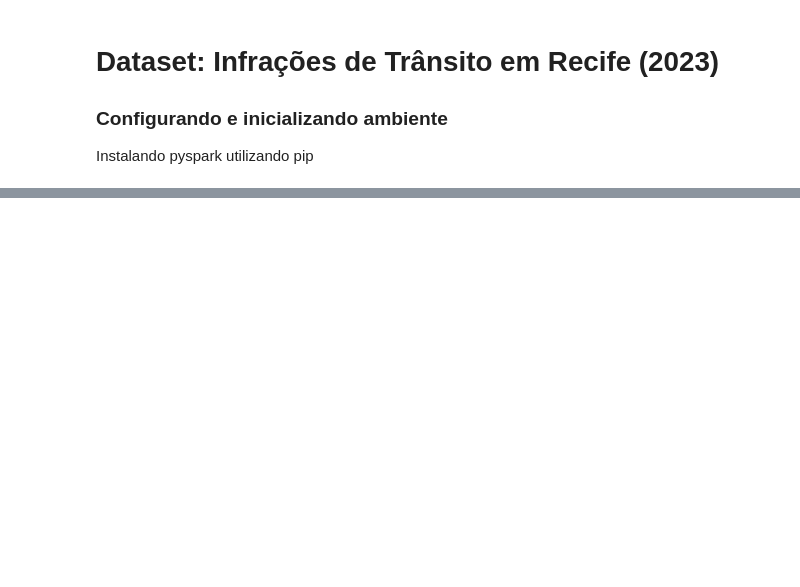
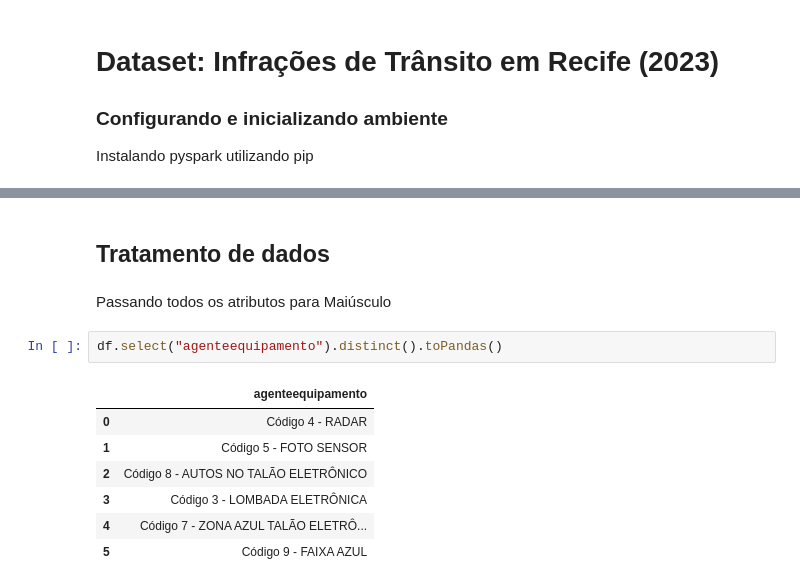
Before and after one commit to Barros313/Big-Data-1---Senac-TADS028, a Jupyter notebook: pyspark/infracoes_pyspark.ipynb, the cells around one changed output, grey strips where cells are left out. Drawn from its saved outputs; the diff is of its cells as text; blank space fills up the shorter version.

```diff
--- a/pyspark/infracoes_pyspark.ipynb
+++ b/pyspark/infracoes_pyspark.ipynb
@@ -65,0 +73,14 @@ pd.DataFrame(df.take(5), columns=df.columns)
+# %% [markdown]
+## Tratamento de dados
+# %% [markdown]
+Passando todos os atributos para Maiúsculo
+# %%
+df.select("agenteequipamento").distinct().toPandas()
+# %% [output]
+|  | agenteequipamento |
+| 0 | Código 4 - RADAR |
+| 1 | Código 5 - FOTO SENSOR |
+| 2 | Código 8 - AUTOS NO TALÃO ELETRÔNICO |
+| 3 | Código 3 - LOMBADA ELETRÔNICA |
+| 4 | Código 7 - ZONA AZUL TALÃO ELETRÔ... |
+| 5 | Código 9 - FAIXA AZUL |
```
Also changed, not shown: parts of 4 cells of this notebook.
